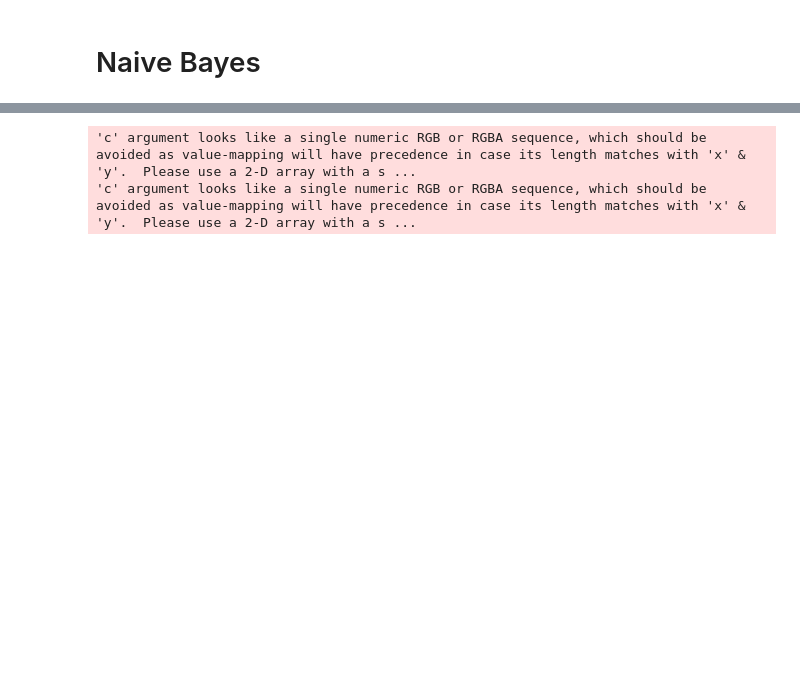
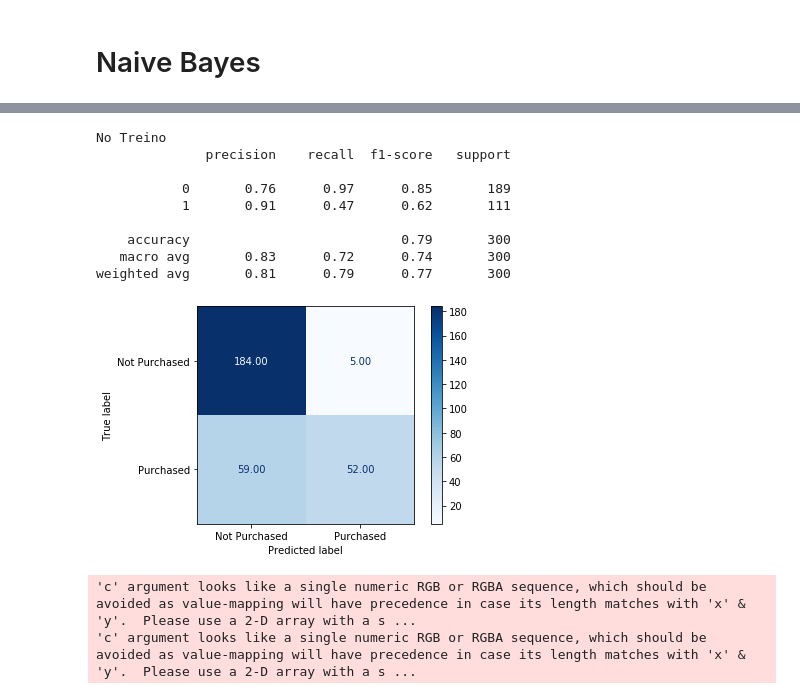
Before and after one commit to FabioMMaia/Machine_Learning, a Jupyter notebook: Classification Algorithms/Naive Bayes.ipynb, the cells around one changed output, grey strips where cells are left out. Drawn from its saved outputs; the diff is of its cells as text; code cells hidden in the pictures; blank space fills up the shorter version.

```diff
--- a/Classification Algorithms/Naive Bayes.ipynb
+++ b/Classification Algorithms/Naive Bayes.ipynb
@@ -207,3 +90,25 @@ weighted avg       0.90      0.90      0.90       100
+# %%
+print('No Treino')
+print(classification_report(y_train, y_pred_train))
+
+# print(confusion_matrix(y_train, y_pred_train))
+
+plot_confusion_matrix(classifier, X_train, y_train,
+                      display_labels=class_names,
+                      cmap=plt.cm.Blues,
+                      normalize=None,
+                      values_format = '.2f');
+# %% [output]
+No Treino
+              precision    recall  f1-score   support
+
+           0       0.76      0.97      0.85       189
+           1       0.91      0.47      0.62       111
+
+    accuracy                           0.79       300
+   macro avg       0.83      0.72      0.74       300
+weighted avg       0.81      0.79      0.77       300
+[figure, added]
 # %%
 from matplotlib.colors import ListedColormap
 
```
Also changed, not shown: parts of 34 cells of this notebook, 12 other files.
